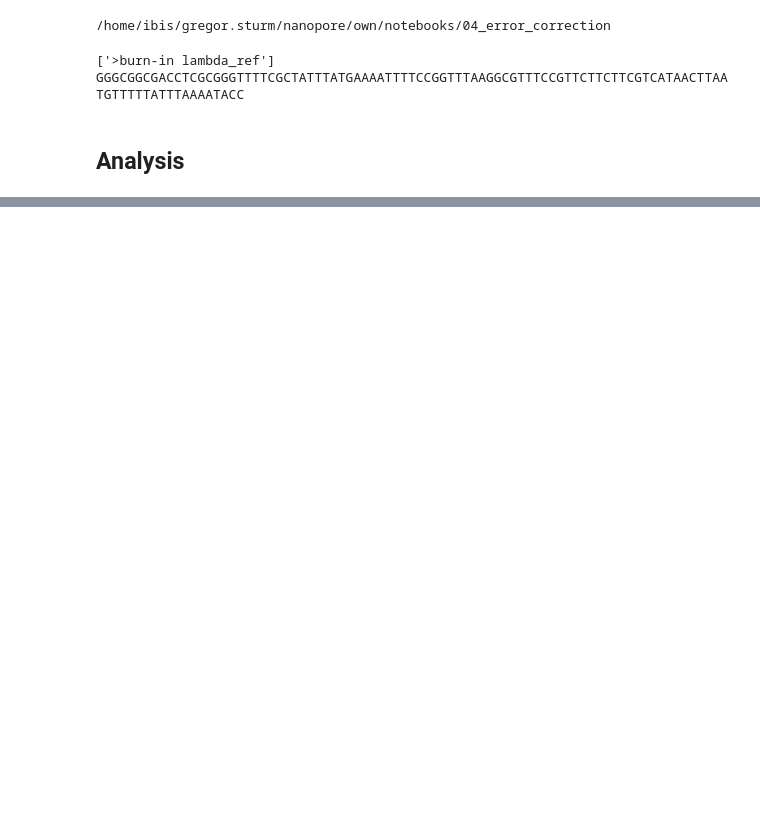
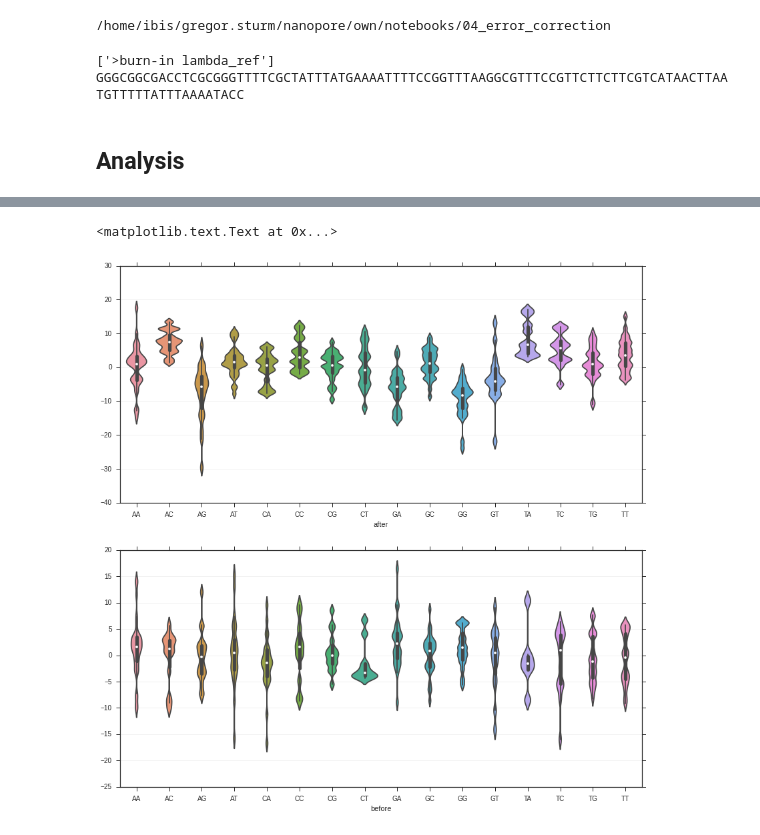
Before and after one commit to grst/nanopore-notebooks, a Jupyter notebook: 04_error_correction/context-features2.ipynb, the cells around one changed output, grey strips where cells are left out. Drawn from its saved outputs; the diff is of its cells as text; code cells hidden in the pictures; blank space fills up the shorter version.

```diff
--- a/04_error_correction/context-features2.ipynb
+++ b/04_error_correction/context-features2.ipynb
@@ -155,0 +193,13 @@ sns.heatmap(pandas.DataFrame(heatmap))
+# %%
+fig, (ax1, ax2) = subplots(2,1, figsize=(14,14))
+violin_before = [np.sum(hm, axis=1) for hm in heatmaps2] #axis0 = y,axis1 = x
+violin_after = [np.sum(hm, axis=0) for hm in heatmaps2] #axis0 = y,axis1 = x
+df_before = pandas.DataFrame(np.vstack(violin_before), columns=keys2)
+df_after = pandas.DataFrame(np.vstack(violin_after), columns=keys2)
+sns.violinplot(data=df_before, ax=ax1, bw=.15)
+ax1.set_xlabel("after")
+sns.violinplot(data=df_after, ax=ax2, bw=.15)
+ax2.set_xlabel("before")
+# %% [output]
+<matplotlib.text.Text at 0x...>
+[figure, added]
```
Also changed, not shown: parts of 14 cells of this notebook, 1 other file.
